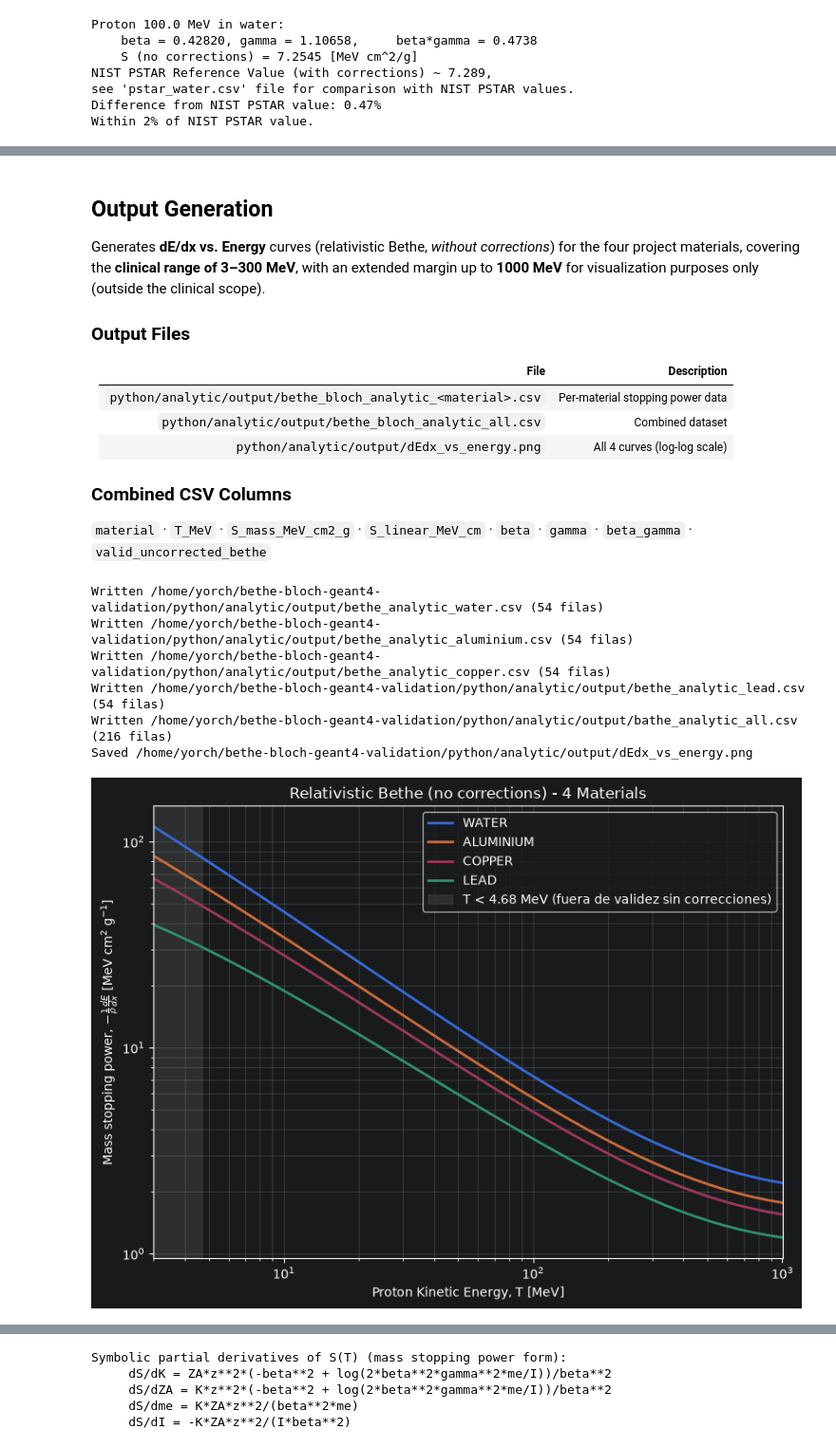
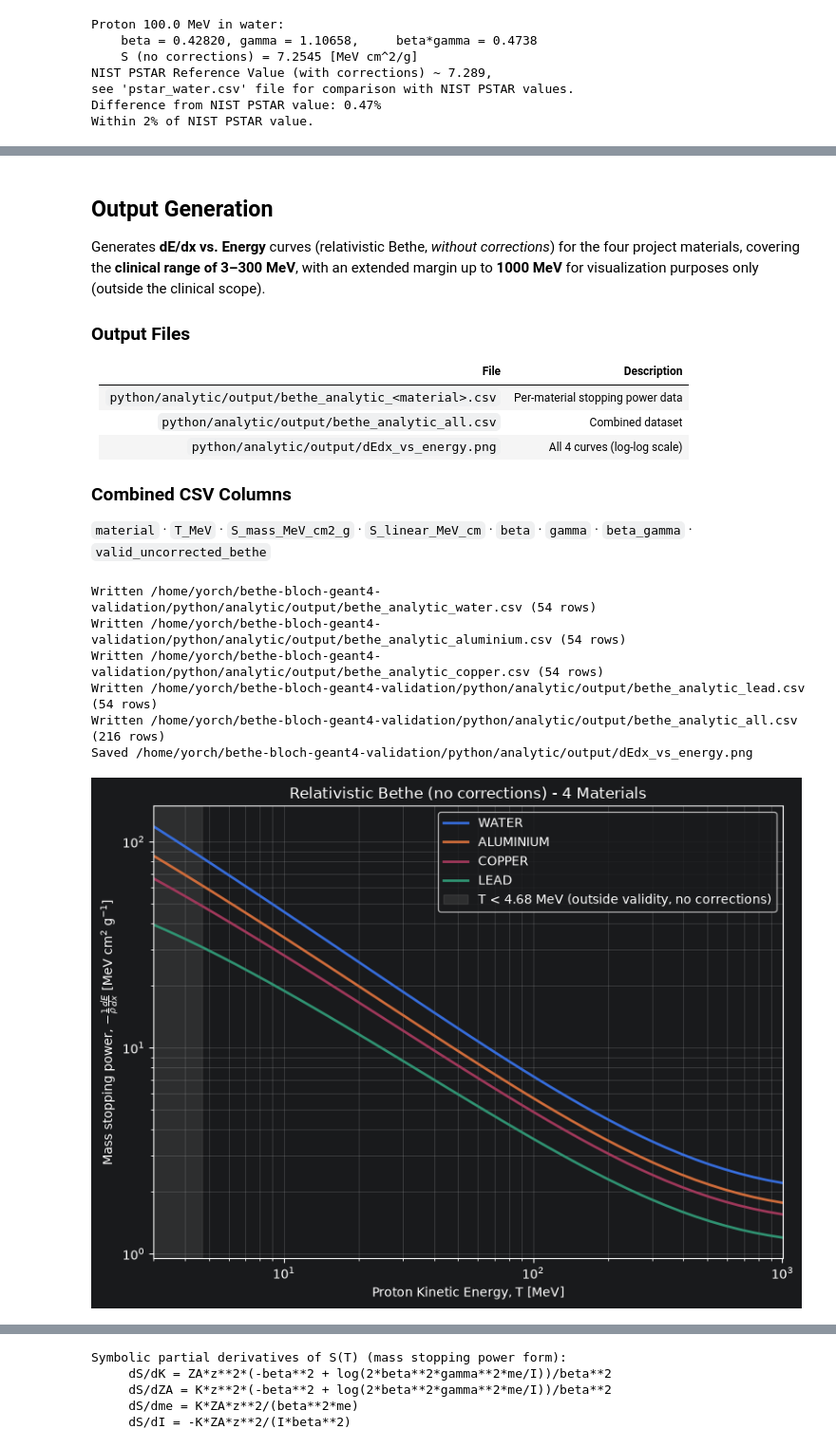
Before and after one commit to TheJorgeMC/bethe-bloch-geant4-validation, a Jupyter notebook: python/analytic/analytic_solution.ipynb, the cells around one changed output, grey strips where cells are left out. Shown at 95% size. Saved outputs shown, nothing was run; the diff lists cells and outputs as text; code cells hidden in the pictures.

```diff
--- a/python/analytic/analytic_solution.ipynb
+++ b/python/analytic/analytic_solution.ipynb
@@ -264,7 +264,7 @@ def beta_gamma_from_kinetic_energy(T_MeV, particle_mass_MeV=PROTON_MASS_MEV):
     return beta, gamma
 
 def mass_stopping_power(T_MeV, material: Material, z=1, particle_mass_MeV=PROTON_MASS_MEV):
-    """"
+    """
     Parameters
     ----------
     :param T_MeV: Kinetic energy in MeV (array-like)
@@ -310,7 +310,7 @@ def validity_check(T_MeV, particle_mass_MeV=PROTON_MASS_MEV):
     """
     beta, gamma = beta_gamma_from_kinetic_energy(T_MeV, particle_mass_MeV)
     bg = beta * gamma
-    return{
+    return {
         "beta": beta,
         "gamma": gamma,
         "beta_gamma": bg,
@@ -328,9 +328,9 @@ if __name__ == "__main__":
     print(f"    S (no corrections) = {S:.4f} [MeV cm^2/g]")
     print(f"NIST PSTAR Reference Value (with corrections) ~ 7.289,")
     print("see 'pstar_water.csv' file for comparison with NIST PSTAR values.")
-    dif_porc = (np.abs(S - 7.289) / 7.289) * 100
-    print(f"Difference from NIST PSTAR value: {dif_porc:.2f}%")
-    if dif_porc < 2:
+    diff_pct = (np.abs(S - 7.289) / 7.289) * 100
+    print(f"Difference from NIST PSTAR value: {diff_pct:.2f}%")
+    if diff_pct < 2:
         print("Within 2% of NIST PSTAR value.")
     else:
         print("Over 2% of NIST PSTAR value.")
@@ -452,11 +452,11 @@ Generates **dE/dx vs. Energy** curves (relativistic Bethe, *without corrections*
 
 ### Output Files
 
-| File | Description |
-|------|-------------|
-| `python/analytic/output/bethe_bloch_analytic_<material>.csv` | Per-material stopping power data |
-| `python/analytic/output/bethe_bloch_analytic_all.csv` | Combined dataset |
-| `python/analytic/output/dEdx_vs_energy.png` | All 4 curves (log-log scale) |
+| File                                                         | Description                      |
+|--------------------------------------------------------------|----------------------------------|
+| `python/analytic/output/bethe_analytic_<material>.csv` | Per-material stopping power data |
+| `python/analytic/output/bethe_analytic_all.csv`        | Combined dataset                 |
+| `python/analytic/output/dEdx_vs_energy.png`                  | All 4 curves (log-log scale)     |
 
 ### Combined CSV Columns
 
@@ -502,53 +502,53 @@ def generate_all():
 
         out_path = os.path.join(OUTPUT_DIR, f"bethe_analytic_{key}.csv")
         df.to_csv(out_path, index=False)
-        print(f"Written {out_path} ({len(df)} filas)")
+        print(f"Written {out_path} ({len(df)} rows)")
 
         all_rows.append(df)
 
     combined = pd.concat(all_rows, ignore_index=True)
-    combined_path = os.path.join(OUTPUT_DIR, "bathe_analytic_all.csv")
+    combined_path = os.path.join(OUTPUT_DIR, "bethe_analytic_all.csv")
     combined.to_csv(combined_path, index=False)
-    print(f"Written {combined_path} ({len(combined)} filas)")
+    print(f"Written {combined_path} ({len(combined)} rows)")
 
     return combined
 
 def plot_curves(combined: pd.DataFrame):
     fig, ax = plt.subplots(figsize=(8, 6))
 
     for key, mat in MATERIALS.items():
         sub = combined[combined["material"] == mat.name]
         ax.plot(sub["T_MeV"], sub["S_mass_MeV_cm2_g"], label=mat.name, linewidth=2)
 
     #   Shade the region under the validity threshold (beta*gamma < 0.1)
     ax.axvspan(0, 4.68, color="grey", alpha=0.2,
-               label="T < 4.68 MeV (fuera de validez sin correcciones)")
+               label="T < 4.68 MeV (outside validity, no corrections)")
     ax.set_xscale("log")
     ax.set_yscale("log")
     ax.set_xlabel("Proton Kinetic Energy, T [MeV]")
     ax.set_ylabel(r"Mass stopping power, $-\frac{1}{\rho}\frac{dE}{dx}$ [MeV cm$^2$ g$^{-1}$]")
     ax.set_title("Relativistic Bethe (no corrections) - 4 Materials")
     ax.set_xlim(3, 1000)
     ax.legend()
     ax.grid(True, which="both", alpha=0.3)
 
     fig.tight_layout()
     out_path = os.path.join(OUTPUT_DIR, "dEdx_vs_energy.png")
     fig.savefig(out_path, dpi=300)
     print(f"Saved {out_path}")
     #plt.close(fig)
 
 if __name__ == "__main__":
     combined = generate_all()
     plot_curves(combined)
 # %% [output]
-Written /home/yorch/bethe-bloch-geant4-validation/python/analytic/output/bethe_analytic_water.csv (54 filas)
-Written /home/yorch/bethe-bloch-geant4-validation/python/analytic/output/bethe_analytic_aluminium.csv (54 filas)
-Written /home/yorch/bethe-bloch-geant4-validation/python/analytic/output/bethe_analytic_copper.csv (54 filas)
-Written /home/yorch/bethe-bloch-geant4-validation/python/analytic/output/bethe_analytic_lead.csv (54 filas)
-Written /home/yorch/bethe-bloch-geant4-validation/python/analytic/output/bathe_analytic_all.csv (216 filas)
+Written /home/yorch/bethe-bloch-geant4-validation/python/analytic/output/bethe_analytic_water.csv (54 rows)
+Written /home/yorch/bethe-bloch-geant4-validation/python/analytic/output/bethe_analytic_aluminium.csv (54 rows)
+Written /home/yorch/bethe-bloch-geant4-validation/python/analytic/output/bethe_analytic_copper.csv (54 rows)
+Written /home/yorch/bethe-bloch-geant4-validation/python/analytic/output/bethe_analytic_lead.csv (54 rows)
+Written /home/yorch/bethe-bloch-geant4-validation/python/analytic/output/bethe_analytic_all.csv (216 rows)
 Saved /home/yorch/bethe-bloch-geant4-validation/python/analytic/output/dEdx_vs_energy.png
-[figure, old version]
+[figure, new version]
 # %% [markdown]
 # Stopping Power Uncertainty Propagation
 
```
Also changed, not shown: parts of 8 cells of this notebook.
